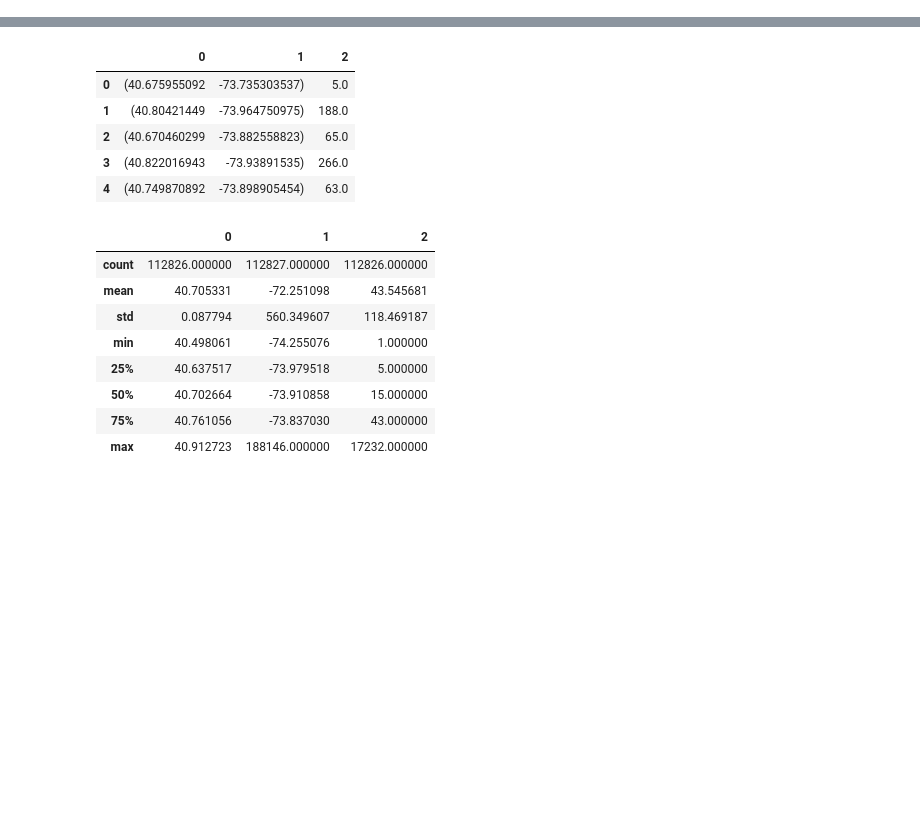
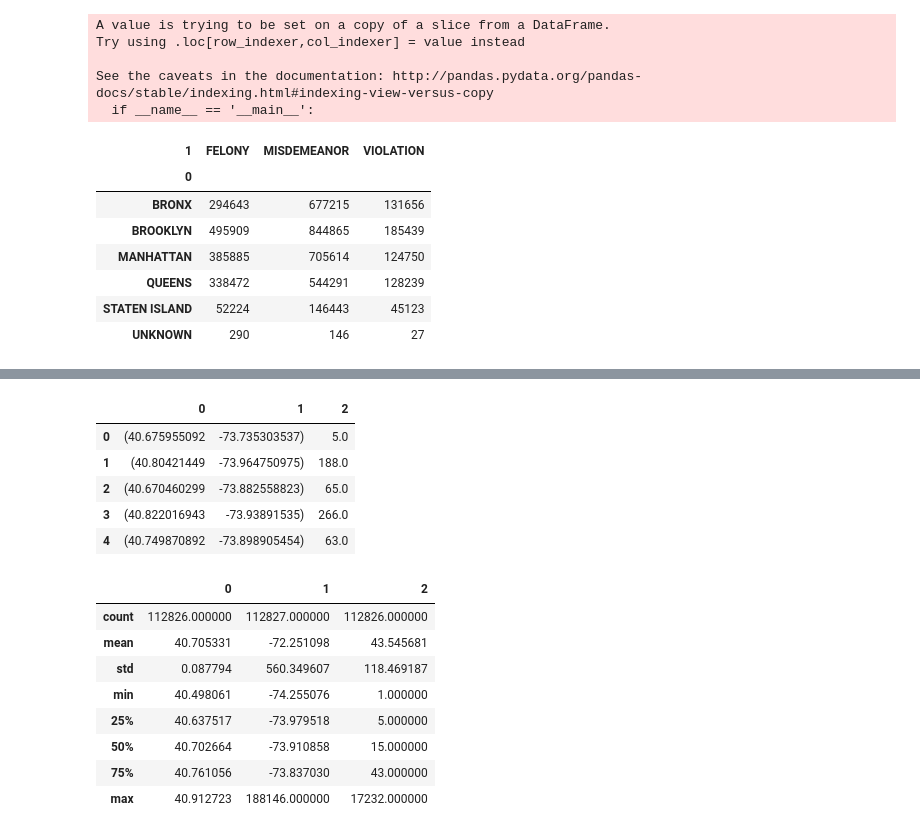
Before and after one commit to brenton72/NYC-crime-project, a Jupyter notebook: plotting_notebooks/Crime_project_graphing.ipynb, the cells around one changed output, grey strips where cells are left out. Cells and saved outputs as stored; diff of their text form; code cells hidden in the pictures; blank space fills up the shorter version.

```diff
--- a/plotting_notebooks/Crime_project_graphing.ipynb
+++ b/plotting_notebooks/Crime_project_graphing.ipynb
@@ -23,0 +31,20 @@ crime_df['violation_frac'] = crime_df['violation'] / crime_df['violation'].sum()
+# %%
+crime_df.iloc[15:][0] = 'UNKNOWN'
+# %% [output]
+A value is trying to be set on a copy of a slice from a DataFrame.
+Try using .loc[row_indexer,col_indexer] = value instead
+
+See the caveats in the documentation: http://pandas.pydata.org/pandas-docs/stable/indexing.html#indexing-view-versus-copy
+  if __name__ == '__main__':
+# %%
+crime_table = crime_df.pivot_table(values=2, index=[0], columns=[1], aggfunc=np.sum)
+crime_table
+# %% [output]
+| 1 | FELONY | MISDEMEANOR | VIOLATION |
+| 0 |  |  |  |
+| BRONX | 294643 | 677215 | 131656 |
+| BROOKLYN | 495909 | 844865 | 185439 |
+| MANHATTAN | 385885 | 705614 | 124750 |
+| QUEENS | 338472 | 544291 | 128239 |
+| STATEN ISLAND | 52224 | 146443 | 45123 |
+| UNKNOWN | 290 | 146 | 27 |
```
Also changed, not shown: parts of 6 cells of this notebook, 4 other files.
